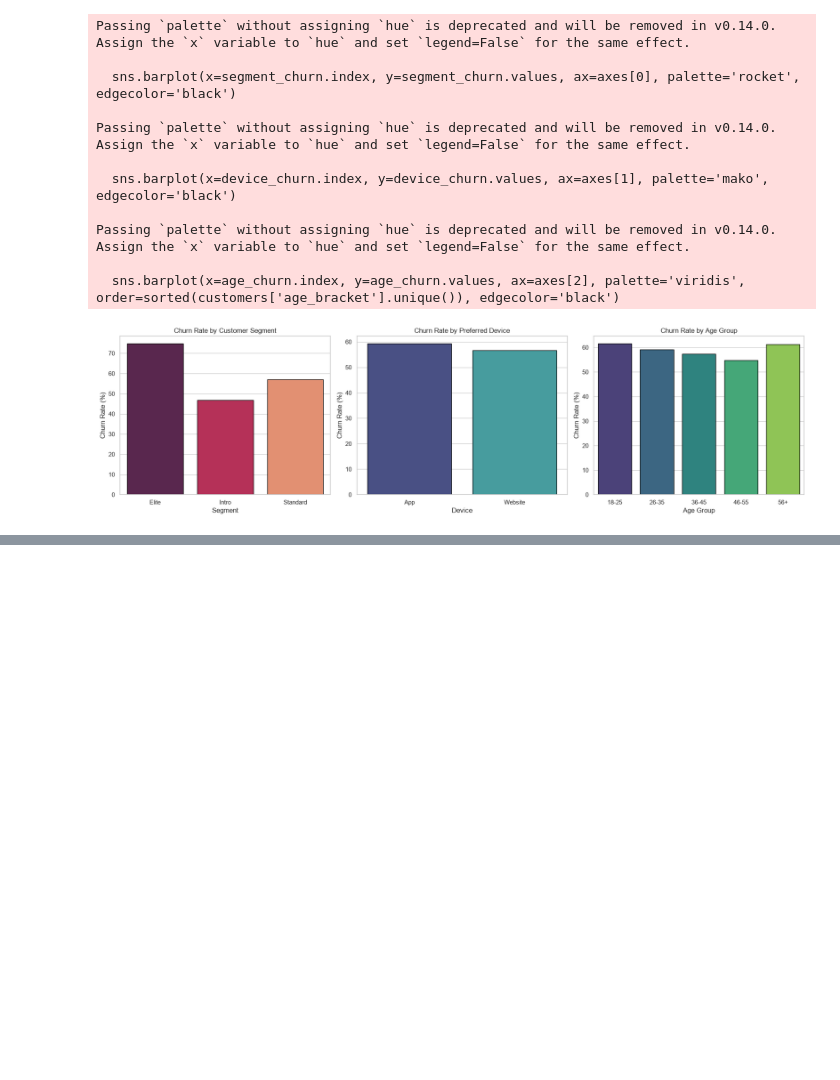
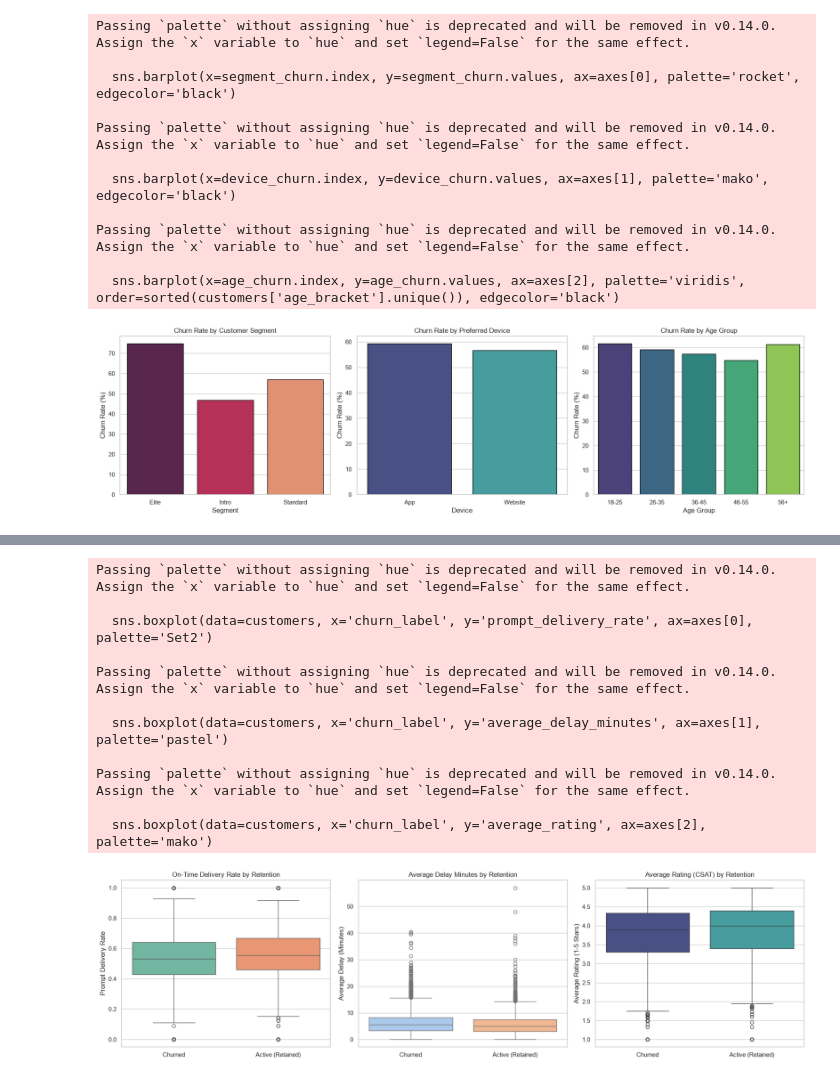
Before and after one commit to arminsalmasi/AI-Assisted-EDA-tempelate, a Jupyter notebook: notebooks/02_bivariate_analysis.ipynb, the cells around one changed output, grey strips where cells are left out. Drawn from its saved outputs; the diff is of its cells as text; code cells hidden in the pictures; blank space fills up the shorter version.

```diff
--- a/notebooks/02_bivariate_analysis.ipynb
+++ b/notebooks/02_bivariate_analysis.ipynb
@@ -249,0 +256,40 @@ Passing `palette` without assigning `hue` is deprecated and will be removed in v
+# %%
+# Set up labels for churn
+customers['churn_label'] = customers['is_churned'].map({0: 'Active (Retained)', 1: 'Churned'})
+
+fig, axes = plt.subplots(1, 3, figsize=(18, 5))
+
+# 1. Prompt Delivery Rate vs Churn
+sns.boxplot(data=customers, x='churn_label', y='prompt_delivery_rate', ax=axes[0], palette='Set2')
+axes[0].set_title('On-Time Delivery Rate by Retention')
+axes[0].set_xlabel('')
+axes[0].set_ylabel('Prompt Delivery Rate')
+
+# 2. Average Delay Minutes vs Churn
+sns.boxplot(data=customers, x='churn_label', y='average_delay_minutes', ax=axes[1], palette='pastel')
+axes[1].set_title('Average Delay Minutes by Retention')
+axes[1].set_xlabel('')
+axes[1].set_ylabel('Average Delay (Minutes)')
+
+# 3. Average Rating (CSAT) vs Churn
+sns.boxplot(data=customers, x='churn_label', y='average_rating', ax=axes[2], palette='mako')
+axes[2].set_title('Average Rating (CSAT) by Retention')
+axes[2].set_xlabel('')
+axes[2].set_ylabel('Average Rating (1-5 Stars)')
+
+plt.tight_layout()
+plt.savefig('../report/figures/bivariate_delivery_experience_vs_churn.png', dpi=300)
+plt.show()
+# %% [output]
+Passing `palette` without assigning `hue` is deprecated and will be removed in v0.14.0. Assign the `x` variable to `hue` and set `legend=False` for the same effect.
+
+  sns.boxplot(data=customers, x='churn_label', y='prompt_delivery_rate', ax=axes[0], palette='Set2')
+
+Passing `palette` without assigning `hue` is deprecated and will be removed in v0.14.0. Assign the `x` variable to `hue` and set `legend=False` for the same effect.
+
+  sns.boxplot(data=customers, x='churn_label', y='average_delay_minutes', ax=axes[1], palette='pastel')
+
+Passing `palette` without assigning `hue` is deprecated and will be removed in v0.14.0. Assign the `x` variable to `hue` and set `legend=False` for the same effect.
+
+  sns.boxplot(data=customers, x='churn_label', y='average_rating', ax=axes[2], palette='mako')
+[figure, added]
```
Also changed, not shown: parts of 4 cells of this notebook, 23 other files.
